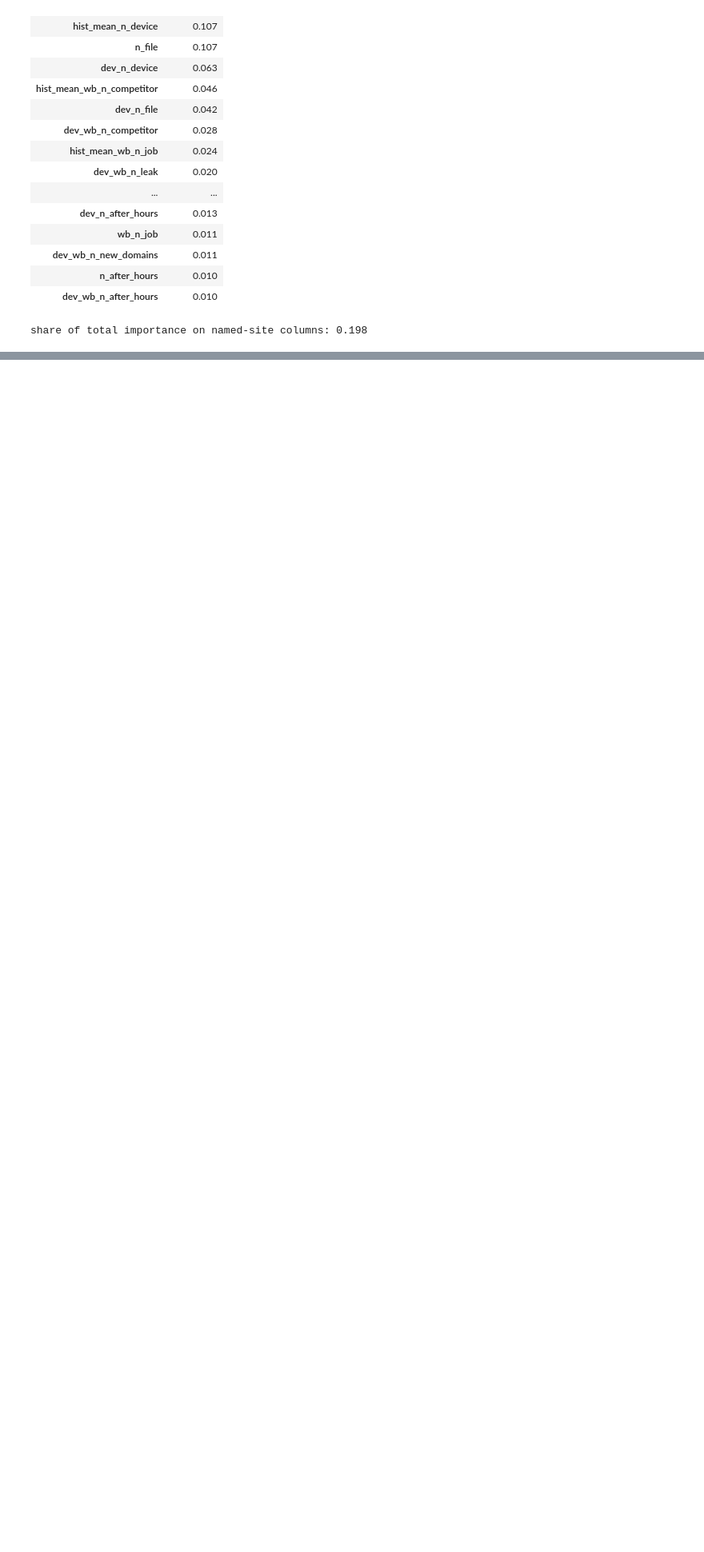
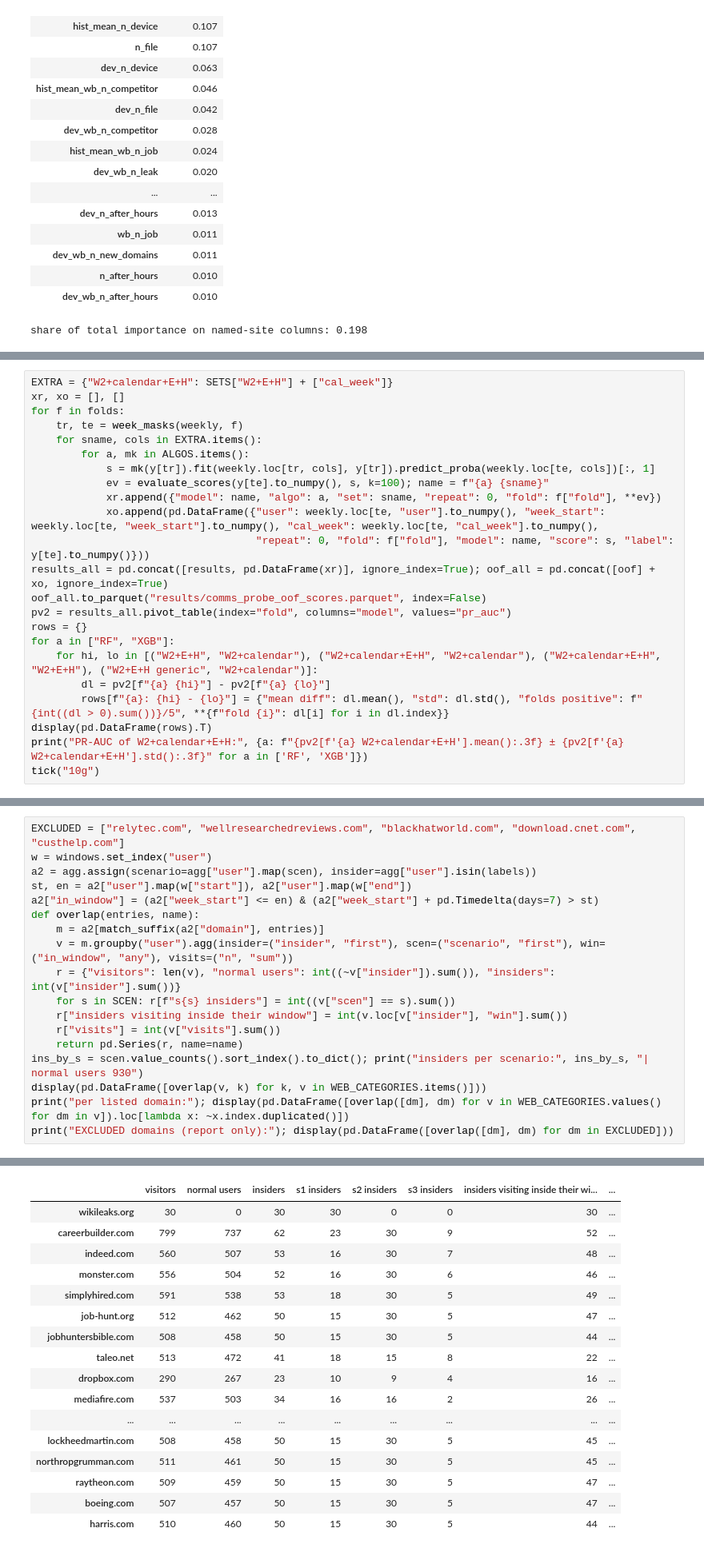
Before and after one commit to medrees-1000/insider-threat-gnn, a Jupyter notebook: notebooks/06_email_web_probe.ipynb, the cells around one changed output, grey strips where cells are left out. Shown at 80% size. Cells and saved outputs as stored; diff of their text form; blank space fills up the shorter version.

```diff
--- a/notebooks/06_email_web_probe.ipynb
+++ b/notebooks/06_email_web_probe.ipynb
@@ -357,0 +599,23 @@ share of total importance on named-site columns: 0.198
+# %%
+EXTRA = {"W2+calendar+E+H": SETS["W2+E+H"] + ["cal_week"]}
+xr, xo = [], []
+for f in folds:
+    tr, te = week_masks(weekly, f)
+    for sname, cols in EXTRA.items():
+        for a, mk in ALGOS.items():
+            s = mk(y[tr]).fit(weekly.loc[tr, cols], y[tr]).predict_proba(weekly.loc[te, cols])[:, 1]
+            ev = evaluate_scores(y[te].to_numpy(), s, k=100); name = f"{a} {sname}"
+            xr.append({"model": name, "algo": a, "set": sname, "repeat": 0, "fold": f["fold"], **ev})
+            xo.append(pd.DataFrame({"user": weekly.loc[te, "user"].to_numpy(), "week_start": weekly.loc[te, "week_start"].to_numpy(), "cal_week": weekly.loc[te, "cal_week"].to_numpy(),
+                                    "repeat": 0, "fold": f["fold"], "model": name, "score": s, "label": y[te].to_numpy()}))
+results_all = pd.concat([results, pd.DataFrame(xr)], ignore_index=True); oof_all = pd.concat([oof] + xo, ignore_index=True)
+oof_all.to_parquet("results/comms_probe_oof_scores.parquet", index=False)
+pv2 = results_all.pivot_table(index="fold", columns="model", values="pr_auc")
+rows = {}
+for a in ["RF", "XGB"]:
+    for hi, lo in [("W2+E+H", "W2+calendar"), ("W2+calendar+E+H", "W2+calendar"), ("W2+calendar+E+H", "W2+E+H"), ("W2+E+H generic", "W2+calendar")]:
+        dl = pv2[f"{a} {hi}"] - pv2[f"{a} {lo}"]
+        rows[f"{a}: {hi} - {lo}"] = {"mean diff": dl.mean(), "std": dl.std(), "folds positive": f"{int((dl > 0).sum())}/5", **{f"fold {i}": dl[i] for i in dl.index}}
+display(pd.DataFrame(rows).T)
+print("PR-AUC of W2+calendar+E+H:", {a: f"{pv2[f'{a} W2+calendar+E+H'].mean():.3f} ± {pv2[f'{a} W2+calendar+E+H'].std():.3f}" for a in ['RF', 'XGB']})
+tick("10g")
@@ -357,0 +635,19 @@ share of total importance on named-site columns: 0.198
+# %%
+EXCLUDED = ["relytec.com", "wellresearchedreviews.com", "blackhatworld.com", "download.cnet.com", "custhelp.com"]
+w = windows.set_index("user")
+a2 = agg.assign(scenario=agg["user"].map(scen), insider=agg["user"].isin(labels))
+st, en = a2["user"].map(w["start"]), a2["user"].map(w["end"])
+a2["in_window"] = (a2["week_start"] <= en) & (a2["week_start"] + pd.Timedelta(days=7) > st)
+def overlap(entries, name):
+    m = a2[match_suffix(a2["domain"], entries)]
+    v = m.groupby("user").agg(insider=("insider", "first"), scen=("scenario", "first"), win=("in_window", "any"), visits=("n", "sum"))
+    r = {"visitors": len(v), "normal users": int((~v["insider"]).sum()), "insiders": int(v["insider"].sum())}
+    for s in SCEN: r[f"s{s} insiders"] = int((v["scen"] == s).sum())
+    r["insiders visiting inside their window"] = int(v.loc[v["insider"], "win"].sum())
+    r["visits"] = int(v["visits"].sum())
+    return pd.Series(r, name=name)
+ins_by_s = scen.value_counts().sort_index().to_dict(); print("insiders per scenario:", ins_by_s, "| normal users 930")
+display(pd.DataFrame([overlap(v, k) for k, v in WEB_CATEGORIES.items()]))
+print("per listed domain:"); display(pd.DataFrame([overlap([dm], dm) for v in WEB_CATEGORIES.values() for dm in v]).loc[lambda x: ~x.index.duplicated()])
+print("EXCLUDED domains (report only):"); display(pd.DataFrame([overlap([dm], dm) for dm in EXCLUDED]))
+# %% [output]
@@ -357,0 +662,17 @@ share of total importance on named-site columns: 0.198
+|  | visitors | normal users | insiders | s1 insiders | s2 insiders | s3 insiders | insiders visiting inside their wi... | ... |
+| wikileaks.org | 30 | 0 | 30 | 30 | 0 | 0 | 30 | ... |
+| careerbuilder.com | 799 | 737 | 62 | 23 | 30 | 9 | 52 | ... |
+| indeed.com | 560 | 507 | 53 | 16 | 30 | 7 | 48 | ... |
+| monster.com | 556 | 504 | 52 | 16 | 30 | 6 | 46 | ... |
+| simplyhired.com | 591 | 538 | 53 | 18 | 30 | 5 | 49 | ... |
+| job-hunt.org | 512 | 462 | 50 | 15 | 30 | 5 | 47 | ... |
+| jobhuntersbible.com | 508 | 458 | 50 | 15 | 30 | 5 | 44 | ... |
+| taleo.net | 513 | 472 | 41 | 18 | 15 | 8 | 22 | ... |
+| dropbox.com | 290 | 267 | 23 | 10 | 9 | 4 | 16 | ... |
+| mediafire.com | 537 | 503 | 34 | 16 | 16 | 2 | 26 | ... |
+| ... | ... | ... | ... | ... | ... | ... | ... | ... |
+| lockheedmartin.com | 508 | 458 | 50 | 15 | 30 | 5 | 45 | ... |
+| northropgrumman.com | 511 | 461 | 50 | 15 | 30 | 5 | 45 | ... |
+| raytheon.com | 509 | 459 | 50 | 15 | 30 | 5 | 47 | ... |
+| boeing.com | 507 | 457 | 50 | 15 | 30 | 5 | 47 | ... |
+| harris.com | 510 | 460 | 50 | 15 | 30 | 5 | 44 | ... |
```
Also changed, not shown: parts of 24 cells of this notebook, 4 other files.
